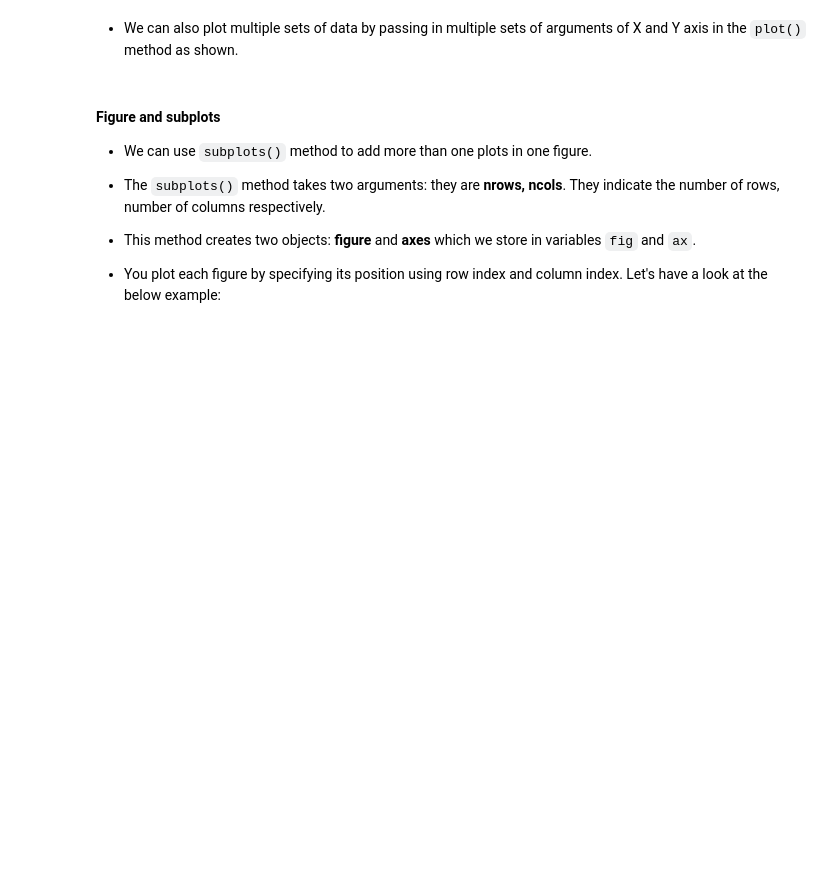
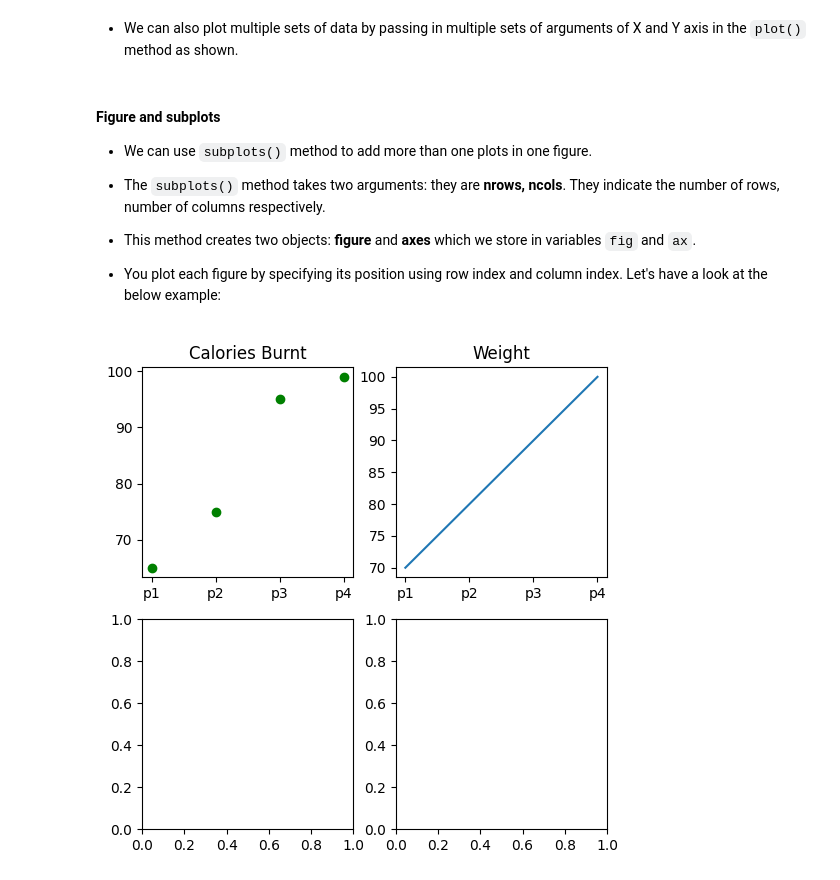
Before and after one commit to Josh-chief/IntroPython, a Jupyter notebook: basics_of_matplotlib.ipynb, the cells around one changed output. Drawn from its saved outputs; the diff is of its cells as text; code cells hidden in the pictures; blank space fills up the shorter version.

```diff
--- a/basics_of_matplotlib.ipynb
+++ b/basics_of_matplotlib.ipynb
@@ -166,3 +174,26 @@ plt.xticks(ticks=[0,1,2,3], labels=['p1','p2','p3','p4']);
 
 - This method creates two objects: **figure** and **axes** which we store in variables `fig` and `ax`.
 - You plot each figure by specifying its position using row index and column index. Let's have a look at the below example:
+# %%
+# create 2 plots
+fig, ax = plt.subplots(nrows=2, ncols=2, figsize=(6,6))
+
+# plot on 0 row and 0 column
+ax[0,0].plot(calories_burnt,'go')
+
+# plot on 0 row and 1 column
+ax[0,1].plot(weight)
+
+# set titles for subplots
+ax[0,0].set_title("Calories Burnt")
+ax[0,1].set_title("Weight")
+
+# set ticks for each of these persons
+ax[0,0].set_xticks(ticks=[0,1,2,3]);
+ax[0,1].set_xticks(ticks=[0,1,2,3]);
+
+# set labels for each of these persons
+ax[0,0].set_xticklabels(labels=['p1', 'p2', 'p3', 'p4']);
+ax[0,1].set_xticklabels(labels=['p1', 'p2', 'p3', 'p4']);
+# %% [output]
+[figure, added]
```
Also changed, not shown: parts of 2 cells of this notebook.
